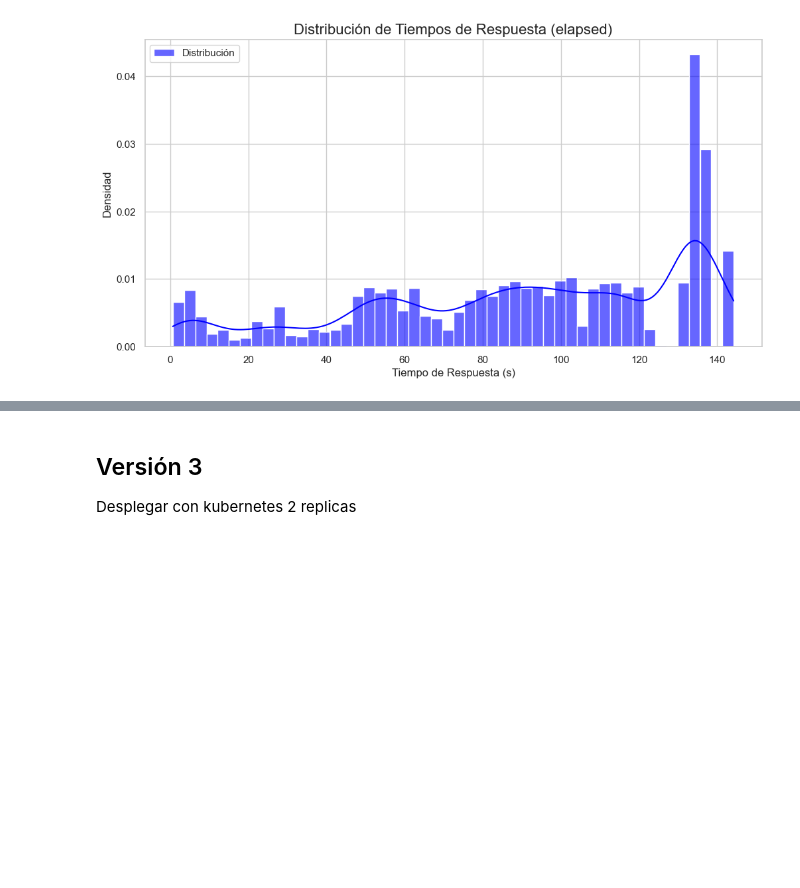
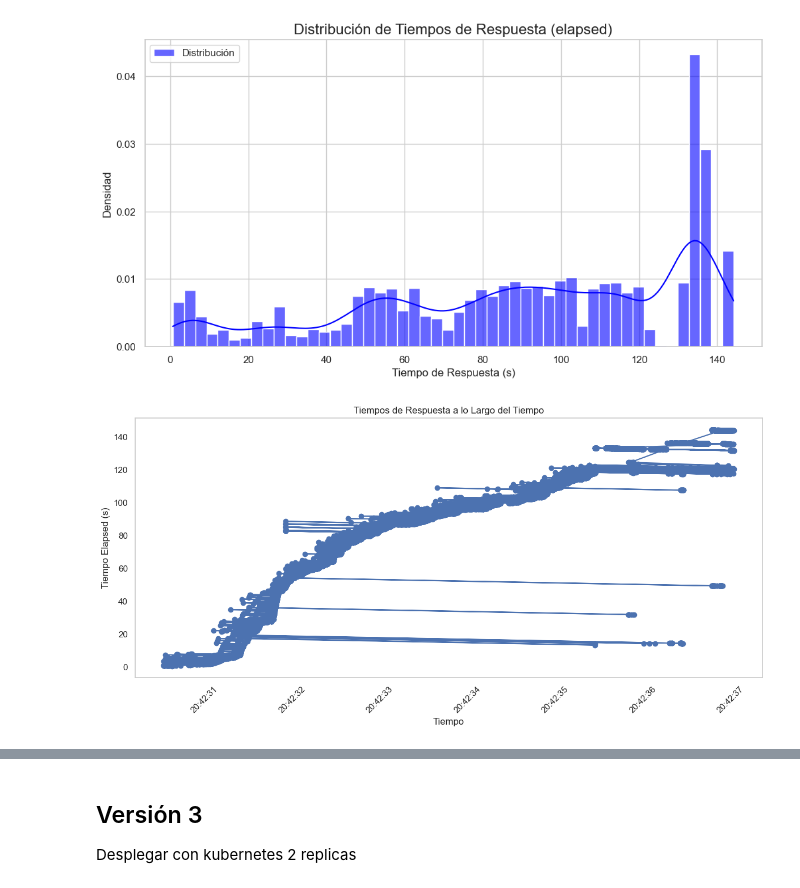
Before and after one commit to JulianCastillo14/Estudio-de-Rendimiento-Backend-en-OPAR, a Jupyter notebook: Estudio_de_Rendimiento_Backend_en_OPAR.ipynb, the cells around one changed output, grey strips where cells are left out. Saved outputs shown, nothing was run; the diff lists cells and outputs as text; code cells hidden in the pictures; blank space fills up the shorter version.

```diff
--- a/Estudio_de_Rendimiento_Backend_en_OPAR.ipynb
+++ b/Estudio_de_Rendimiento_Backend_en_OPAR.ipynb
@@ -49,3 +49,18 @@ plt.legend()
 plt.show()
 # %% [output]
 [figure]
+# %%
+data['timeStamp'] = pd.to_datetime(data['timeStamp'], unit='s')
+
+
+plt.figure(figsize=(12, 6))
+plt.plot(data['timeStamp'], data['elapsed']/1000, marker='o', linestyle='-')
+plt.title('Tiempos de Respuesta a lo Largo del Tiempo')
+plt.xlabel('Tiempo')
+plt.ylabel('Tiempo Elapsed (s)')
+plt.xticks(rotation=45)
+plt.grid()
+plt.tight_layout()
+plt.show()
+# %% [output]
+[figure, added]
```
Also changed, not shown: parts of 7 cells of this notebook.
